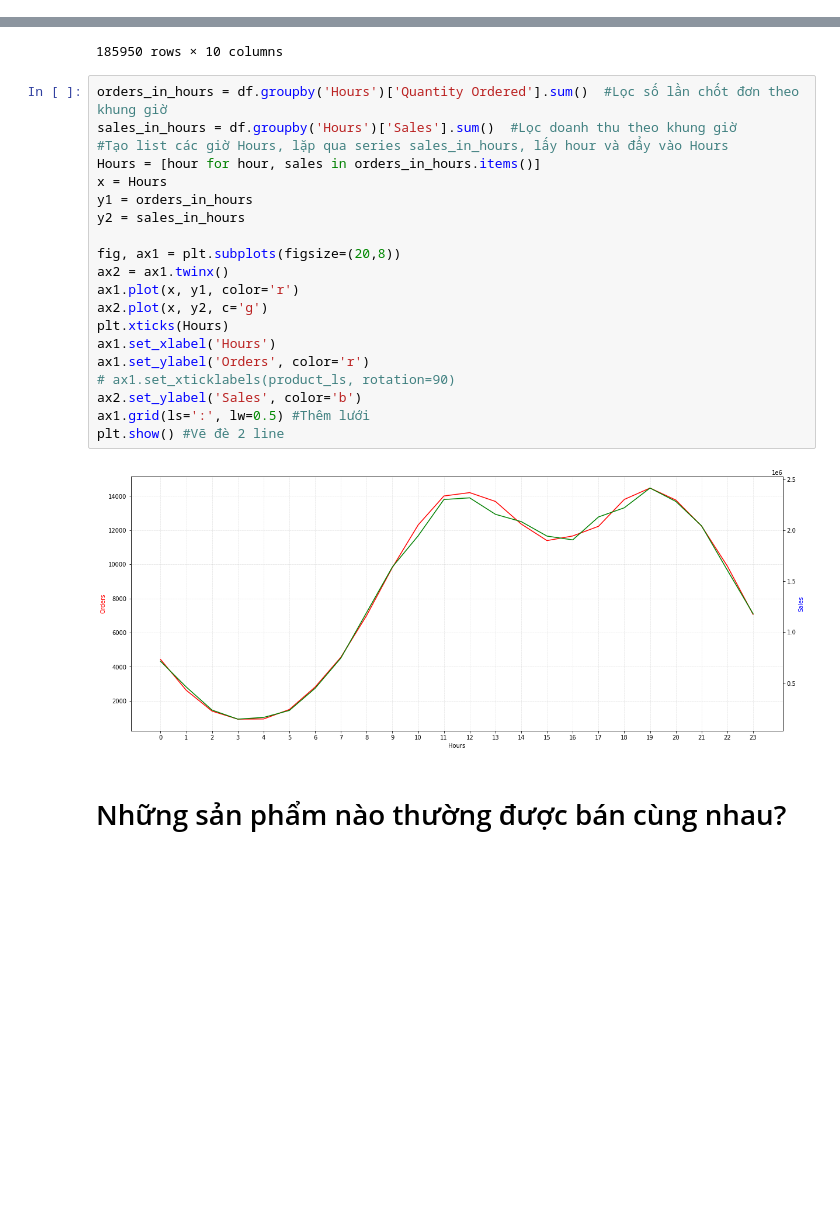
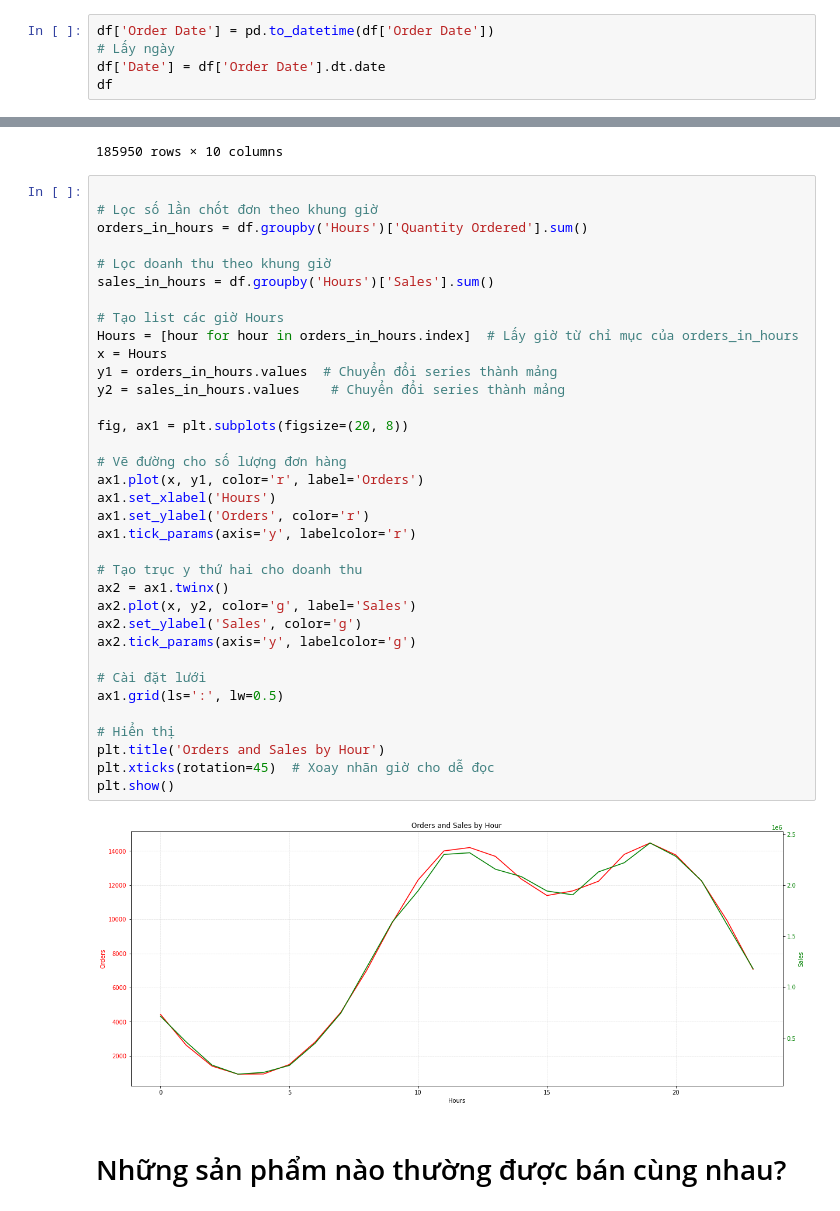
Before and after one commit to NQP27/report-sales-pandas, a Jupyter notebook: repotingSales2023.ipynb, the cells around one changed output, grey strips where cells are left out. Cells and saved outputs as stored; diff of their text form; blank space fills up the shorter version.

Commit message:
Fix: More plots

```diff
--- a/repotingSales2023.ipynb
+++ b/repotingSales2023.ipynb
@@ -122,0 +145,5 @@ df1
+# %%
+df['Order Date'] = pd.to_datetime(df['Order Date'])
+# Lấy ngày
+df['Date'] = df['Order Date'].dt.date
+df
@@ -319,27 +415,42 @@ df
 | 186849 | 259357 | USB-C Charging Cable | 1 | 11.95 | 2019-09-30 00:18:00 | 250 Meadow St, San Francisco, CA ... | 9 | 11.95 | ... |
 185950 rows × 10 columns
 # %%
-orders_in_hours = df.groupby('Hours')['Quantity Ordered'].sum()  #Lọc số lần chốt đơn theo khung giờ
-sales_in_hours = df.groupby('Hours')['Sales'].sum()  #Lọc doanh thu theo khung giờ
-#Tạo list các giờ Hours, lặp qua series sales_in_hours, lấy hour và đẩy vào Hours
-Hours = [hour for hour, sales in orders_in_hours.items()]
+
+# Lọc số lần chốt đơn theo khung giờ
+orders_in_hours = df.groupby('Hours')['Quantity Ordered'].sum()
+
+# Lọc doanh thu theo khung giờ
+sales_in_hours = df.groupby('Hours')['Sales'].sum()
+
+# Tạo list các giờ Hours
+Hours = [hour for hour in orders_in_hours.index]  # Lấy giờ từ chỉ mục của orders_in_hours
 x = Hours
-y1 = orders_in_hours
-y2 = sales_in_hours
+y1 = orders_in_hours.values  # Chuyển đổi series thành mảng
+y2 = sales_in_hours.values    # Chuyển đổi series thành mảng
 
-fig, ax1 = plt.subplots(figsize=(20,8))
-ax2 = ax1.twinx()
-ax1.plot(x, y1, color='r')
-ax2.plot(x, y2, c='g')
-plt.xticks(Hours)
+fig, ax1 = plt.subplots(figsize=(20, 8))
+
+# Vẽ đường cho số lượng đơn hàng
+ax1.plot(x, y1, color='r', label='Orders')
 ax1.set_xlabel('Hours')
 ax1.set_ylabel('Orders', color='r')
-# ax1.set_xticklabels(product_ls, rotation=90)
-ax2.set_ylabel('Sales', color='b')
-ax1.grid(ls=':', lw=0.5) #Thêm lưới
-plt.show() #Vẽ đè 2 line
+ax1.tick_params(axis='y', labelcolor='r')
+
+# Tạo trục y thứ hai cho doanh thu
+ax2 = ax1.twinx()
+ax2.plot(x, y2, color='g', label='Sales')
+ax2.set_ylabel('Sales', color='g')
+ax2.tick_params(axis='y', labelcolor='g')
+
+# Cài đặt lưới
+ax1.grid(ls=':', lw=0.5)
+
+# Hiển thị
+plt.title('Orders and Sales by Hour')
+plt.xticks(rotation=45)  # Xoay nhãn giờ cho dễ đọc
+plt.show()
 # %% [output]
-[figure, old version]
+[figure, new version]
 # %% [markdown]
 # Những sản phẩm nào thường được bán cùng nhau?
 # %%
```
Also changed, not shown: parts of 23 cells of this notebook, 1 other file.
